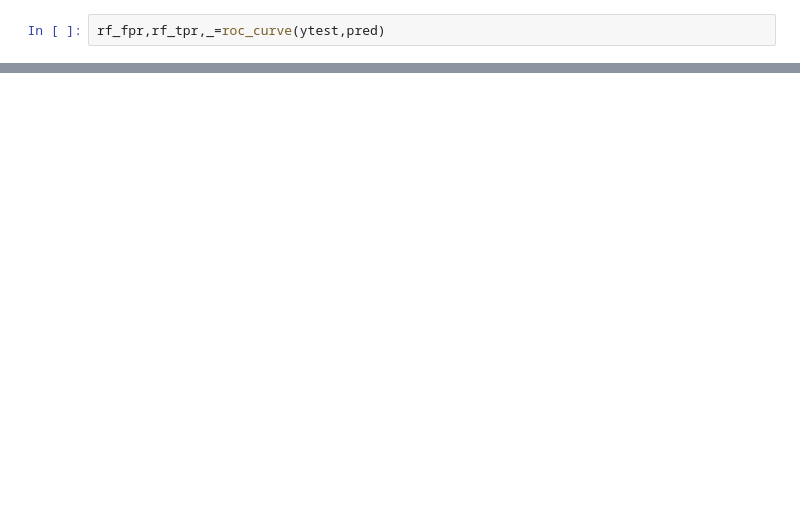
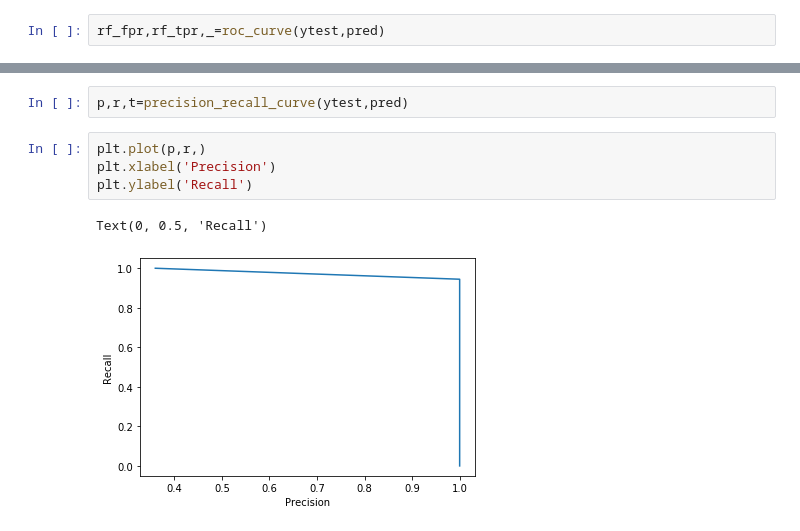
Before and after one commit to RAIHANRABBY/A-Machine-Learning, a Jupyter notebook: research Student DOS/data analysis.ipynb, the cells around one changed output, grey strips where cells are left out. Saved outputs shown, nothing was run; the diff lists cells and outputs as text; blank space fills up the shorter version.

```diff
--- a/research Student DOS/data analysis.ipynb
+++ b/research Student DOS/data analysis.ipynb
@@ -154,0 +155,9 @@ plt.show()
+# %%
+p,r,t=precision_recall_curve(ytest,pred)
+# %%
+plt.plot(p,r,)
+plt.xlabel('Precision')
+plt.ylabel('Recall')
+# %% [output]
+Text(0, 0.5, 'Recall')
+[figure, added]
```
Also changed, not shown: parts of 15 cells of this notebook.
